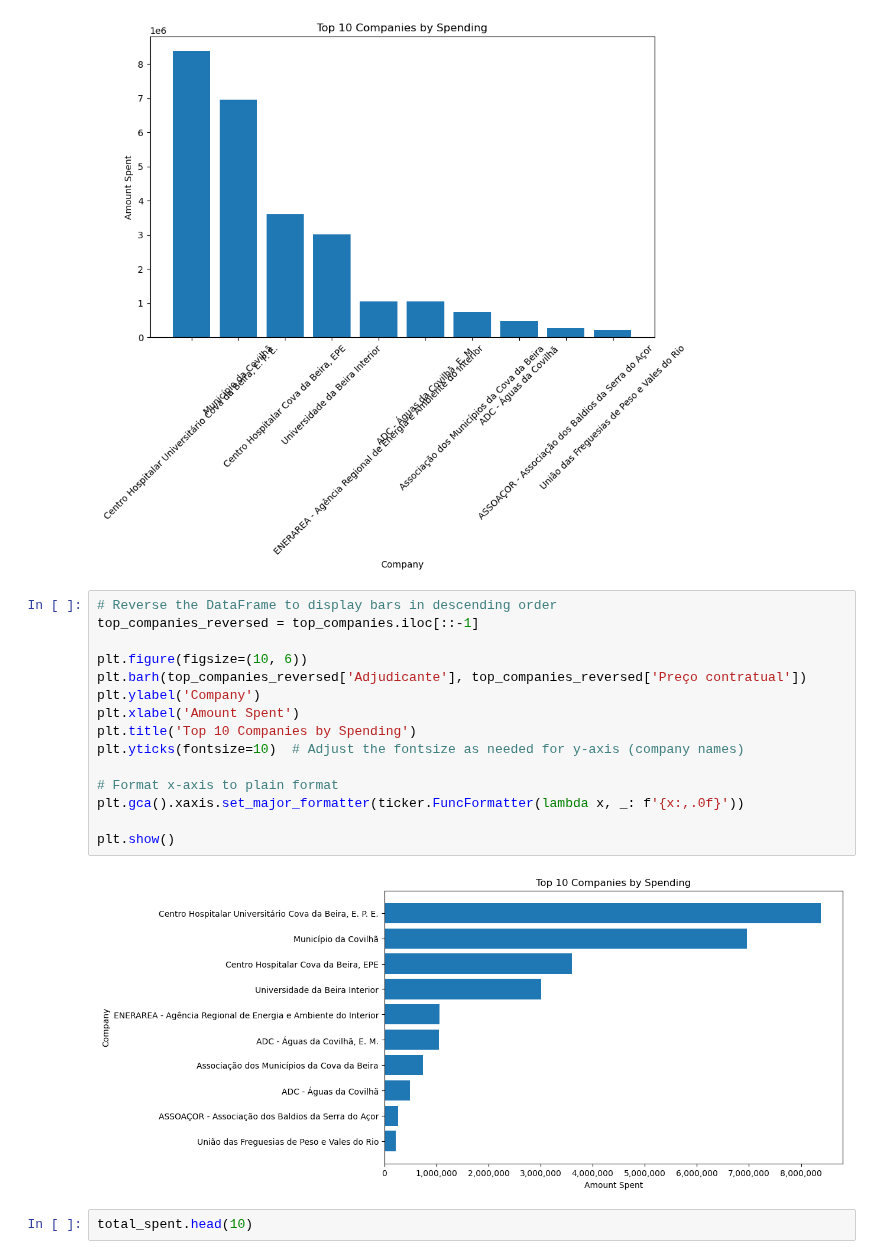
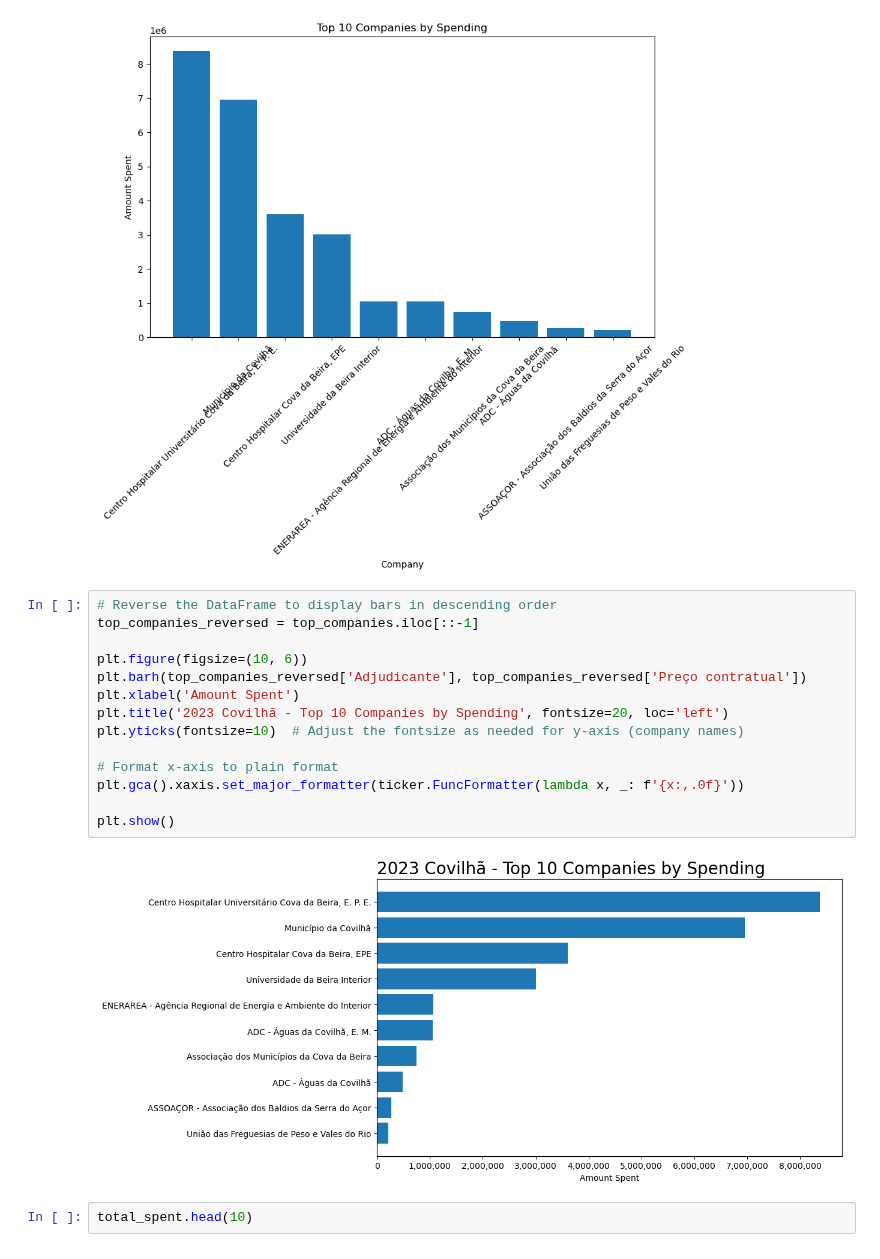
Before and after one commit to renejerez/ubi-master-computer-engineering, a Jupyter notebook: 14479-DS/Mini_Projeto_02/Mini_Projeto_02.ipynb, the cells around one changed output. Cells and saved outputs as stored; diff of their text form.

Commit message:
spending amounts by companies

```diff
--- a/14479-DS/Mini_Projeto_02/Mini_Projeto_02.ipynb
+++ b/14479-DS/Mini_Projeto_02/Mini_Projeto_02.ipynb
@@ -377,20 +377,19 @@ plt.show()
 # %%
 # Reverse the DataFrame to display bars in descending order
 top_companies_reversed = top_companies.iloc[::-1]
 
 plt.figure(figsize=(10, 6))
 plt.barh(top_companies_reversed['Adjudicante'], top_companies_reversed['Preço contratual'])
-plt.ylabel('Company')
 plt.xlabel('Amount Spent')
-plt.title('Top 10 Companies by Spending')
+plt.title('2023 Covilhã - Top 10 Companies by Spending', fontsize=20, loc='left')
 plt.yticks(fontsize=10)  # Adjust the fontsize as needed for y-axis (company names)
 
 # Format x-axis to plain format
 plt.gca().xaxis.set_major_formatter(ticker.FuncFormatter(lambda x, _: f'{x:,.0f}'))
 
 plt.show()
 # %% [output]
-[figure, old version]
+[figure, new version]
 # %%
 total_spent.head(10)
 # %% [output]
```
